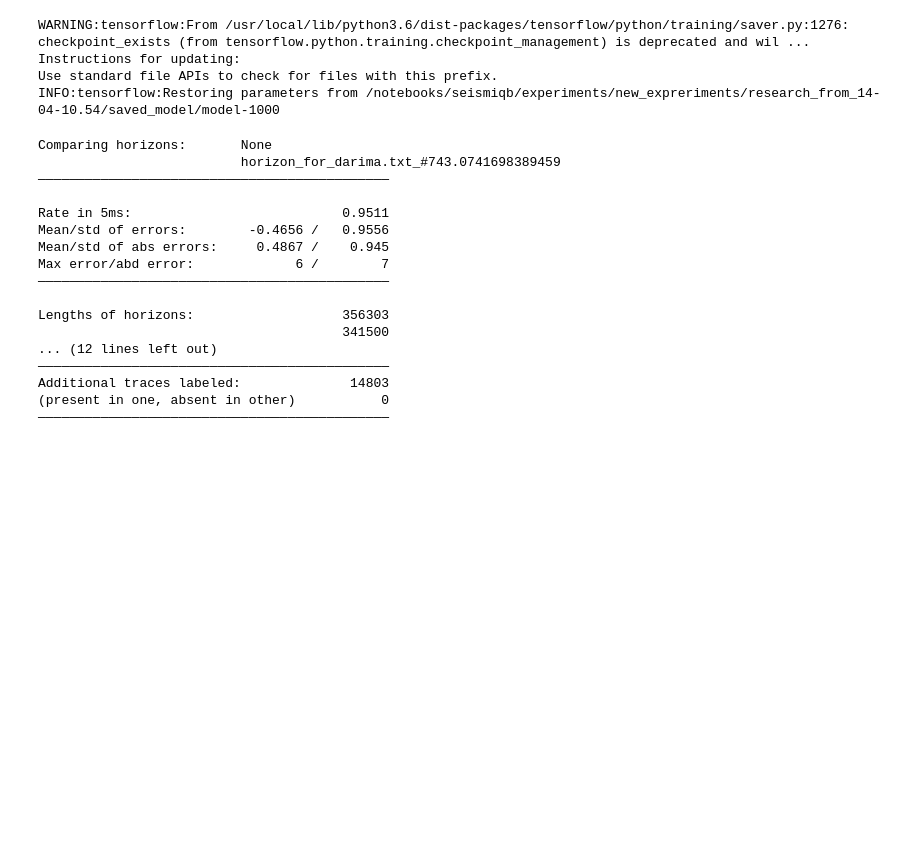
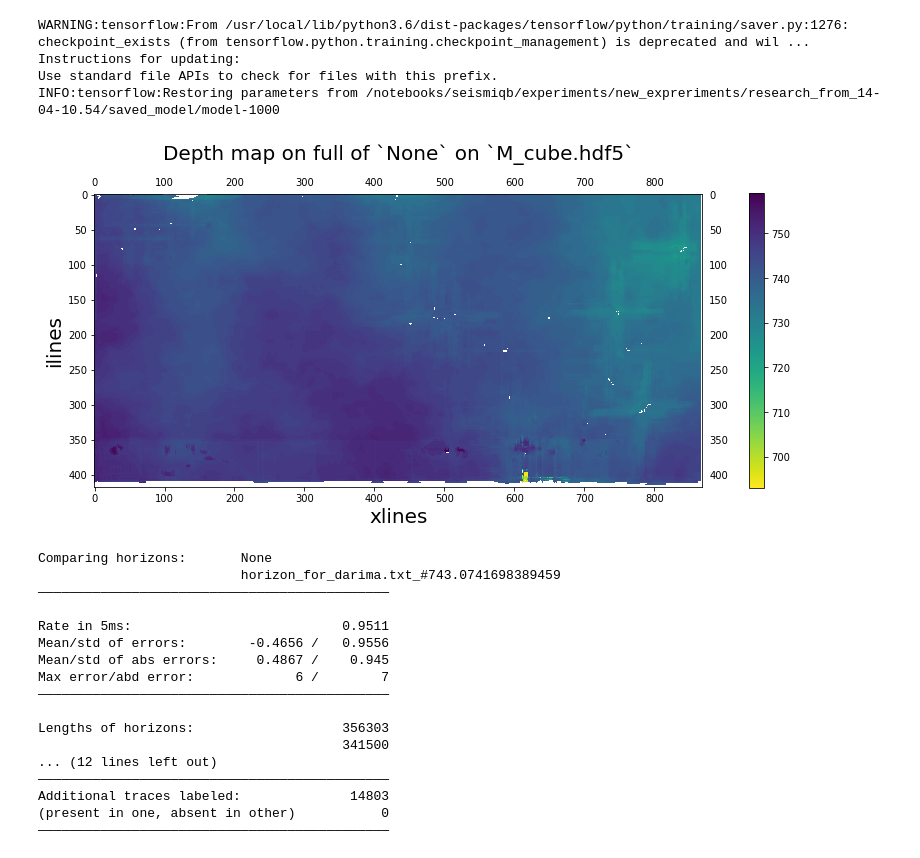
Before and after one commit to sadaqatali2027/seismiqb-1, a Jupyter notebook: experiments/extention_demo.ipynb, the cells around one changed output. Drawn from its saved outputs; the diff is of its cells as text; code cells hidden in the pictures; blank space fills up the shorter version.

```diff
--- a/experiments/extention_demo.ipynb
+++ b/experiments/extention_demo.ipynb
@@ -95,6 +95,10 @@ for i in range(5):
         if merge_code in [2, 3]:
             _ = ds.predicted_labels[ds.indices[0]][0].overlap_merge(hor, inplace=True)
     ds.predicted_labels[ds.indices[0]][0].show()
+# %%
+ds.predicted_labels[ds.indices[0]][0].show()
+# %% [output]
+[figure, added]
 # %%
 HorizonMetrics([ds.predicted_labels[ds.indices[0]][0], ds.labels[ds.indices[0]]]).compare()
 # %% [output]
```
